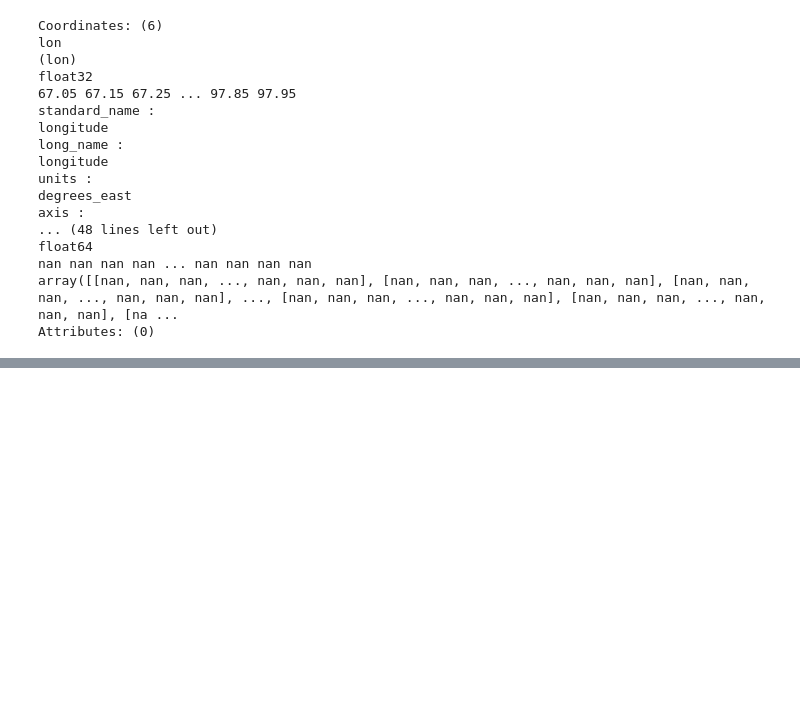
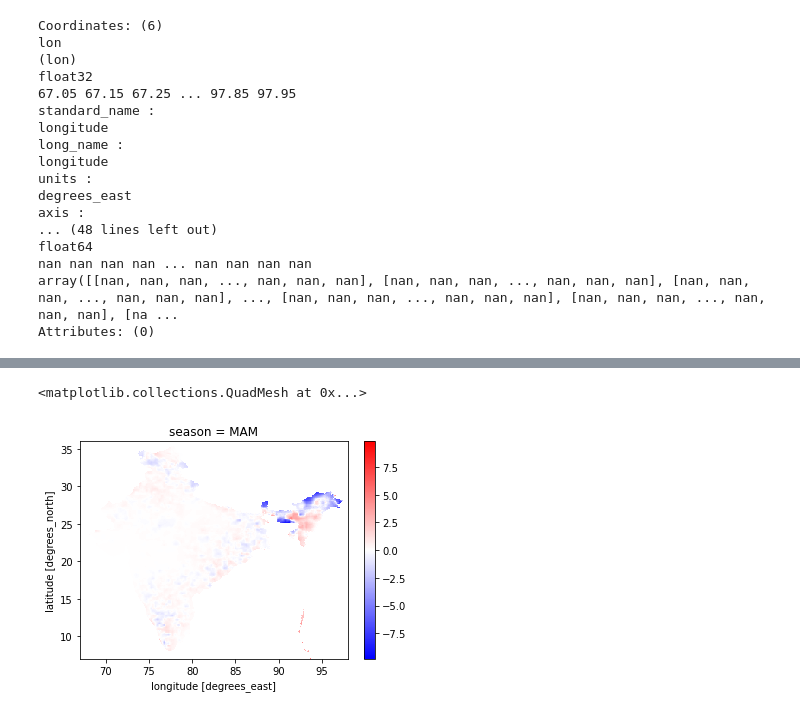
Before and after one commit to adisen99/atms_python, a Jupyter notebook: imd_gpm/class6.ipynb, the cells around one changed output, grey strips where cells are left out. Saved outputs shown, nothing was run; the diff lists cells and outputs as text; code cells hidden in the pictures; blank space fills up the shorter version.

```diff
--- a/imd_gpm/class6.ipynb
+++ b/imd_gpm/class6.ipynb
@@ -562,0 +555,5 @@ AttributeError: 'AxesSubplot' object has no attribute 'add_feature'
+# %%
+err2019.sel(season = 'MAM').plot()
+# %% [output]
+<matplotlib.collections.QuadMesh at 0x...>
+[figure, added]
```
Also changed, not shown: parts of 39 cells of this notebook, 43 other files.
